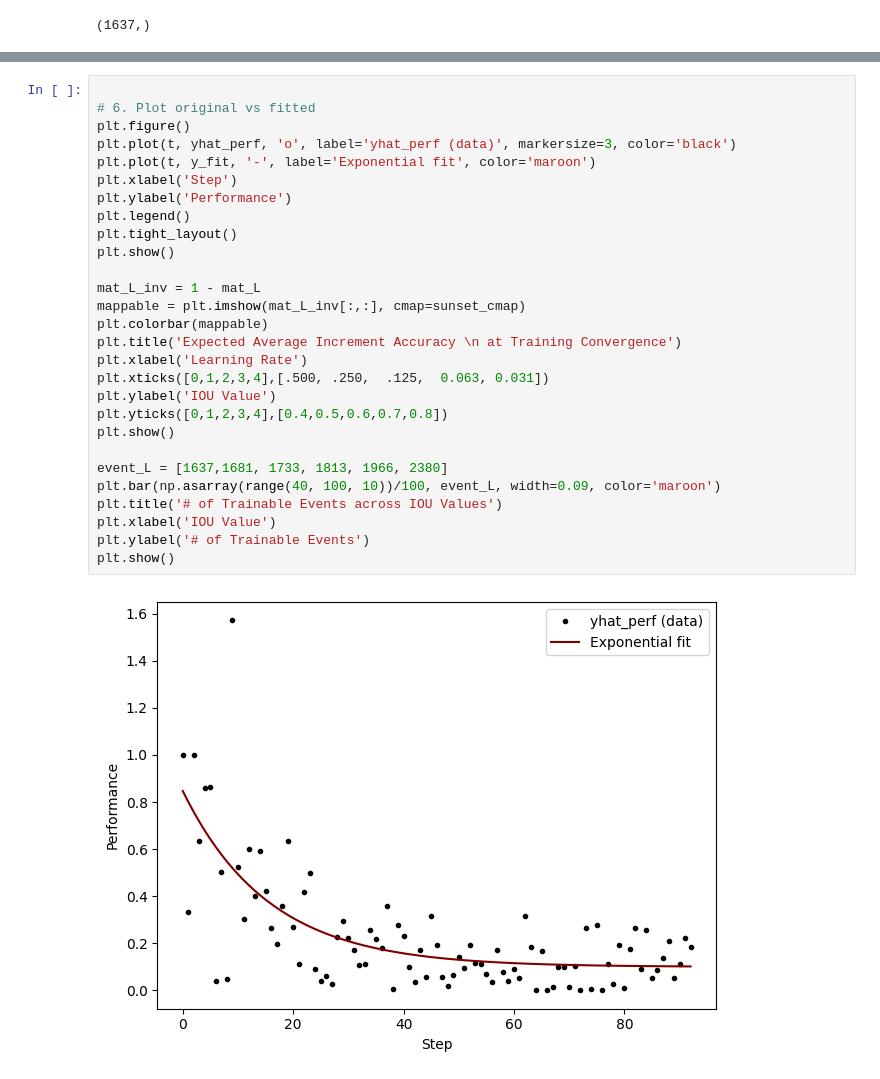
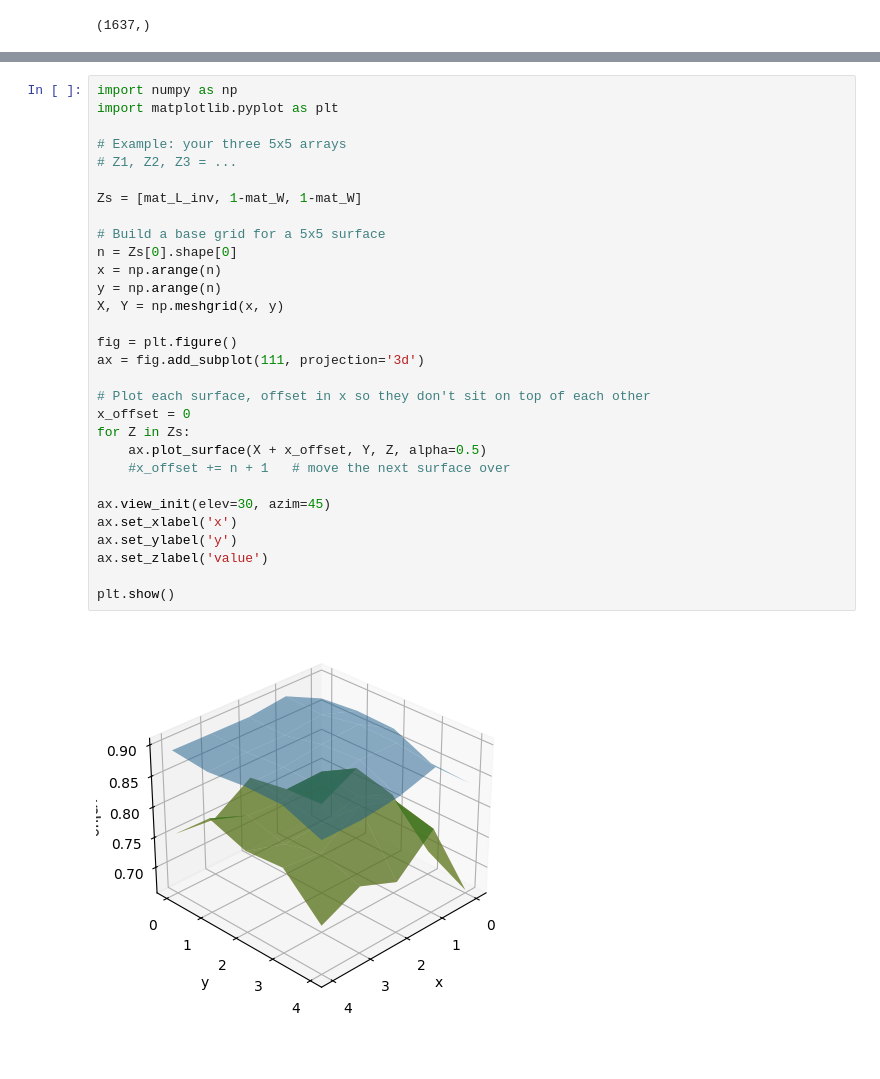
Before and after one commit to Jairik/Chick-Counting, a Jupyter notebook: rgb/mm_tp.ipynb, the cells around one changed output, grey strips where cells are left out. Saved outputs shown, nothing was run; the diff lists cells and outputs as text.

```diff
--- a/rgb/mm_tp.ipynb
+++ b/rgb/mm_tp.ipynb
@@ -1283,30 +1282,32 @@ Est. asymptote at [8,4]: 0.1304415824124849
 # %%
+import numpy as np
+import matplotlib.pyplot as plt
 
-# 6. Plot original vs fitted
-plt.figure()
-plt.plot(t, yhat_perf, 'o', label='yhat_perf (data)', markersize=3, color='black')
-plt.plot(t, y_fit, '-', label='Exponential fit', color='maroon')
-plt.xlabel('Step')
-plt.ylabel('Performance')
-plt.legend()
-plt.tight_layout()
+# Example: your three 5x5 arrays
+# Z1, Z2, Z3 = ...
+
+Zs = [mat_L_inv, 1-mat_W, 1-mat_W]
+
+# Build a base grid for a 5x5 surface
+n = Zs[0].shape[0]
+x = np.arange(n)
+y = np.arange(n)
+X, Y = np.meshgrid(x, y)
+
+fig = plt.figure()
+ax = fig.add_subplot(111, projection='3d')
+
+# Plot each surface, offset in x so they don't sit on top of each other
+x_offset = 0
+for Z in Zs:
+    ax.plot_surface(X + x_offset, Y, Z, alpha=0.5)
+    #x_offset += n + 1   # move the next surface over
+
+ax.view_init(elev=30, azim=45)
+ax.set_xlabel('x')
+ax.set_ylabel('y')
+ax.set_zlabel('value')
+
 plt.show()
-
-mat_L_inv = 1 - mat_L
-mappable = plt.imshow(mat_L_inv[:,:], cmap=sunset_cmap)
-plt.colorbar(mappable)
-plt.title('Expected Average Increment Accuracy \n at Training Convergence')
-plt.xlabel('Learning Rate')
-plt.xticks([0,1,2,3,4],[.500, .250,  .125,  0.063, 0.031])
-plt.ylabel('IOU Value')
-plt.yticks([0,1,2,3,4],[0.4,0.5,0.6,0.7,0.8])
-plt.show()
-
-event_L = [1637,1681, 1733, 1813, 1966, 2380]
-plt.bar(np.asarray(range(40, 100, 10))/100, event_L, width=0.09, color='maroon')
-plt.title('# of Trainable Events across IOU Values')
-plt.xlabel('IOU Value')
-plt.ylabel('# of Trainable Events')
-plt.show()
 # %% [output]
-[figure, old version]
+[figure, new version]
```
Also changed, not shown: parts of 5 cells of this notebook, 2 other files.
